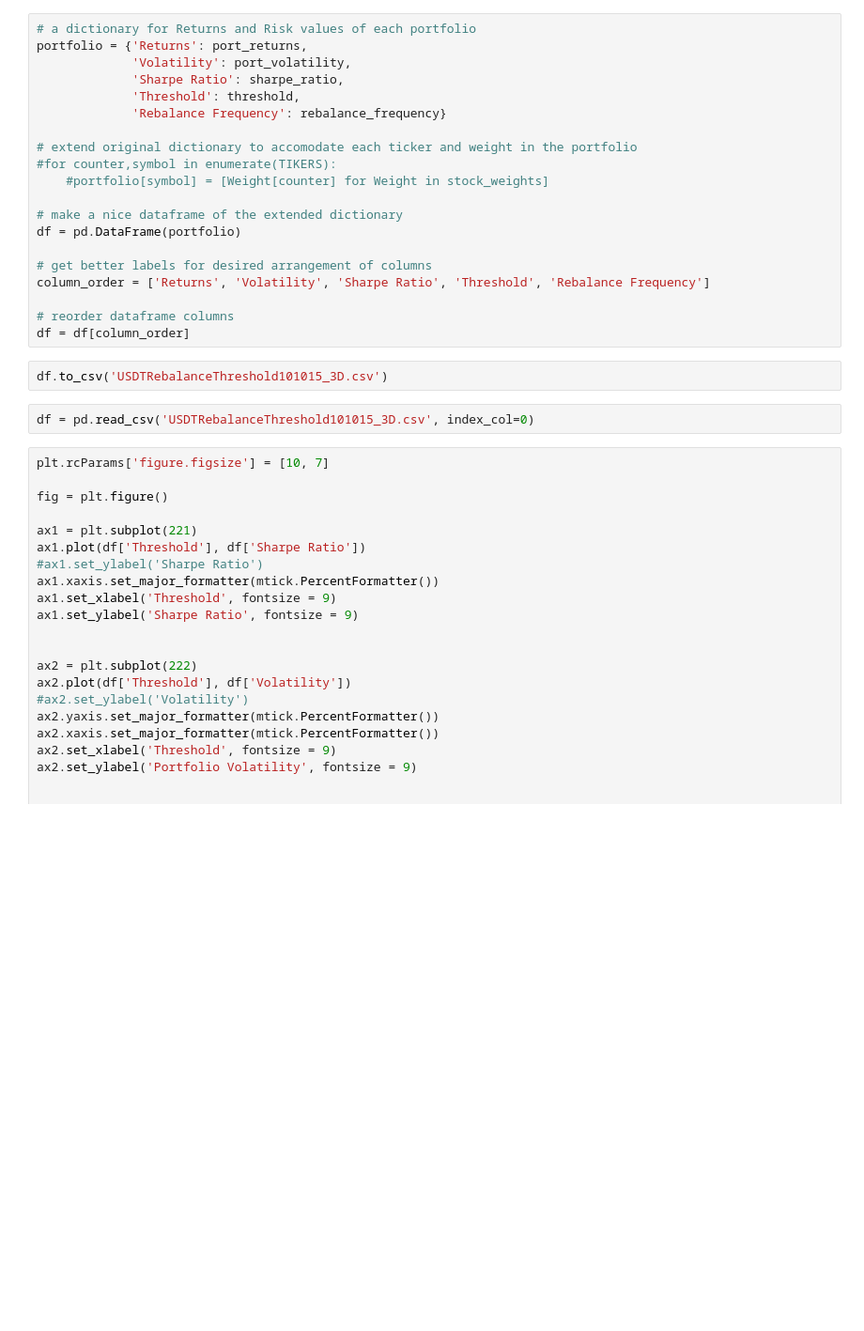
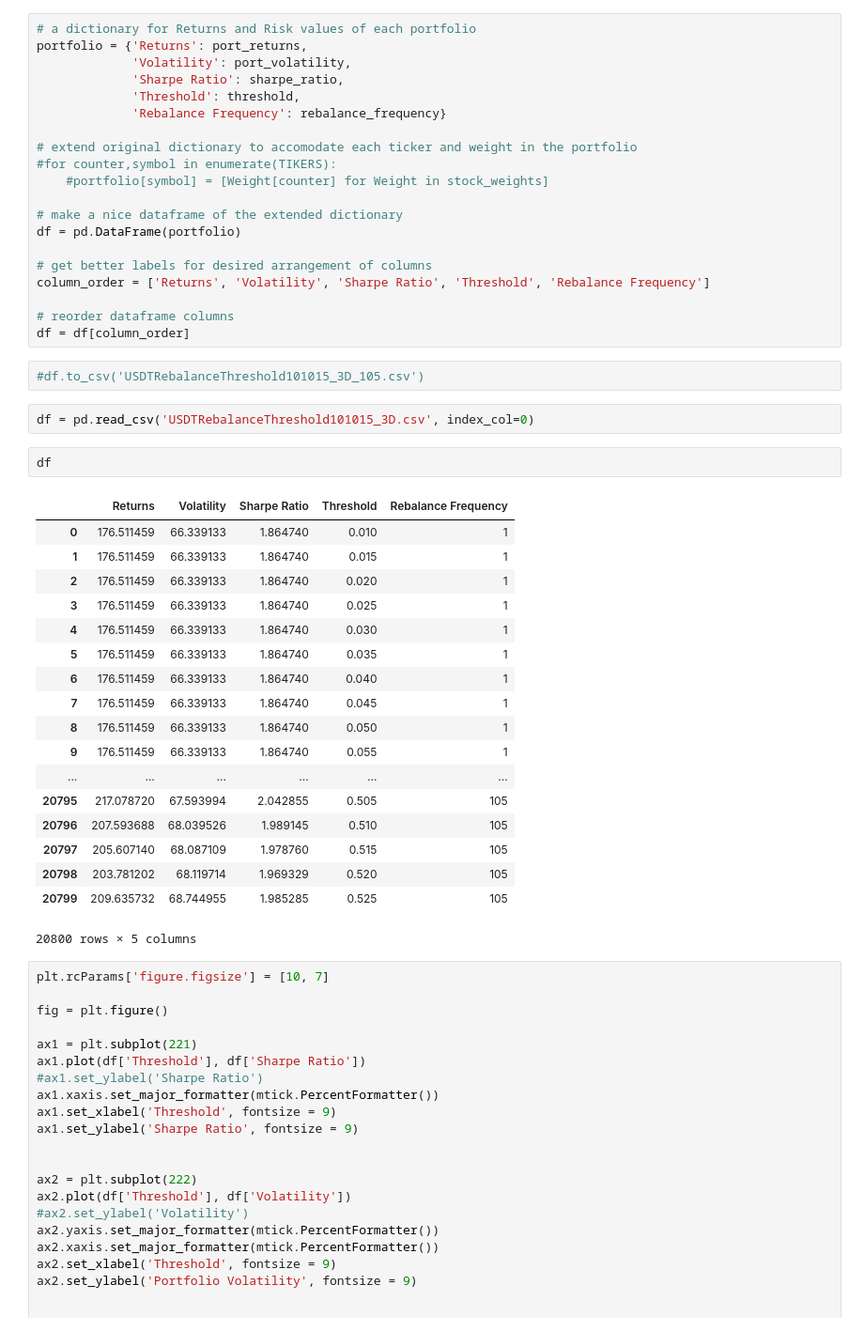
Before and after one commit to phyztech/Paradigm, a Jupyter notebook: Portfolio/Zipline/Article #3/Dinamic Rebalance 3D.ipynb, the cells around one changed output. Shown at 94% size. Cells and saved outputs as stored; diff of their text form; blank space fills up the shorter version.

```diff
--- a/Portfolio/Zipline/Article #3/Dinamic Rebalance 3D.ipynb
+++ b/Portfolio/Zipline/Article #3/Dinamic Rebalance 3D.ipynb
@@ -433,10 +433,31 @@ column_order = ['Returns', 'Volatility', 'Sharpe Ratio', 'Threshold', 'Rebalance
 
 # reorder dataframe columns
 df = df[column_order]
-# %%
-df.to_csv('USDTRebalanceThreshold101015_3D.csv')
+# %%
+#df.to_csv('USDTRebalanceThreshold101015_3D_105.csv')
 # %%
 df = pd.read_csv('USDTRebalanceThreshold101015_3D.csv', index_col=0)
+# %%
+df
+# %% [output]
+|  | Returns | Volatility | Sharpe Ratio | Threshold | Rebalance Frequency |
+| 0 | 176.511459 | 66.339133 | 1.864740 | 0.010 | 1 |
+| 1 | 176.511459 | 66.339133 | 1.864740 | 0.015 | 1 |
+| 2 | 176.511459 | 66.339133 | 1.864740 | 0.020 | 1 |
+| 3 | 176.511459 | 66.339133 | 1.864740 | 0.025 | 1 |
+| 4 | 176.511459 | 66.339133 | 1.864740 | 0.030 | 1 |
+| 5 | 176.511459 | 66.339133 | 1.864740 | 0.035 | 1 |
+| 6 | 176.511459 | 66.339133 | 1.864740 | 0.040 | 1 |
+| 7 | 176.511459 | 66.339133 | 1.864740 | 0.045 | 1 |
+| 8 | 176.511459 | 66.339133 | 1.864740 | 0.050 | 1 |
+| 9 | 176.511459 | 66.339133 | 1.864740 | 0.055 | 1 |
+| ... | ... | ... | ... | ... | ... |
+| 20795 | 217.078720 | 67.593994 | 2.042855 | 0.505 | 105 |
+| 20796 | 207.593688 | 68.039526 | 1.989145 | 0.510 | 105 |
+| 20797 | 205.607140 | 68.087109 | 1.978760 | 0.515 | 105 |
+| 20798 | 203.781202 | 68.119714 | 1.969329 | 0.520 | 105 |
+| 20799 | 209.635732 | 68.744955 | 1.985285 | 0.525 | 105 |
+20800 rows × 5 columns
 # %%
 plt.rcParams['figure.figsize'] = [10, 7]
 
```
Also changed, not shown: parts of 1 cell of this notebook, 16 other files.
